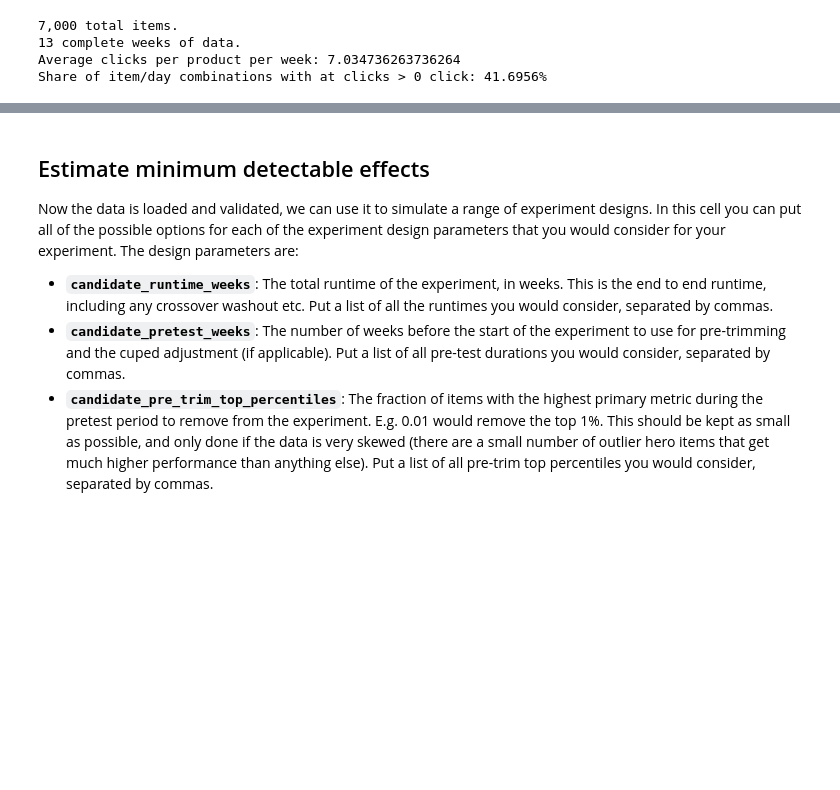
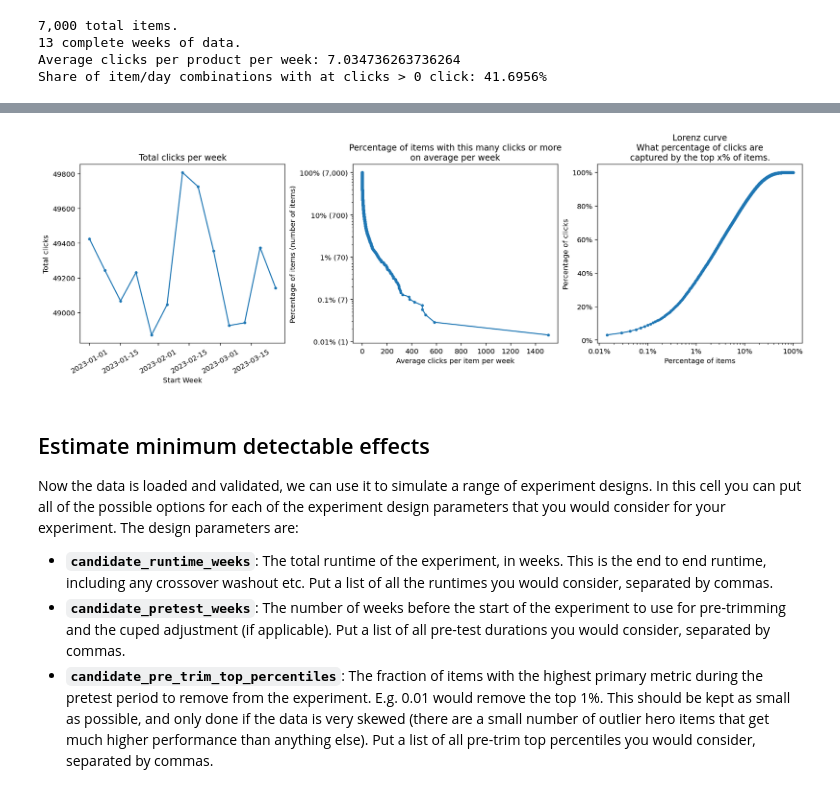
Before and after one commit to google-marketing-solutions/feedx, a Jupyter notebook: notebooks/01_experiment_designer.ipynb, the cells around one changed output, grey strips where cells are left out. Cells and saved outputs as stored; diff of their text form; code cells hidden in the pictures; blank space fills up the shorter version.

```diff
--- a/notebooks/01_experiment_designer.ipynb
+++ b/notebooks/01_experiment_designer.ipynb
@@ -388,3 +249,8 @@ plot_metric_history(historical_data, primary_metric)
+# %%
+plotting.plot_metric_history(historical_data, primary_metric)
+plt.show()
+# %% [output]
+[figure, added]
 # %% [markdown]
 ## Estimate minimum detectable effects
 
```
Also changed, not shown: parts of 9 cells of this notebook, 1 other file.
